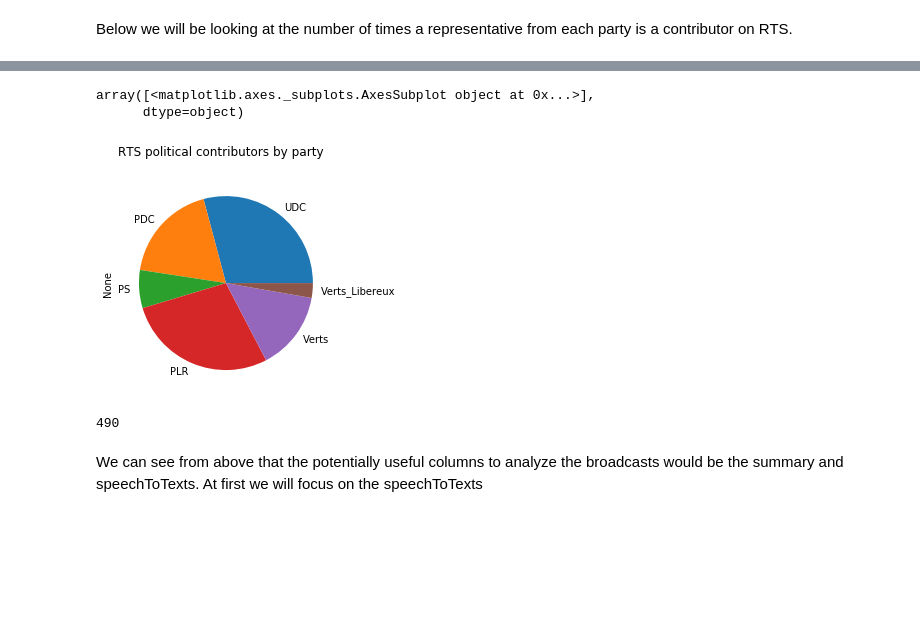
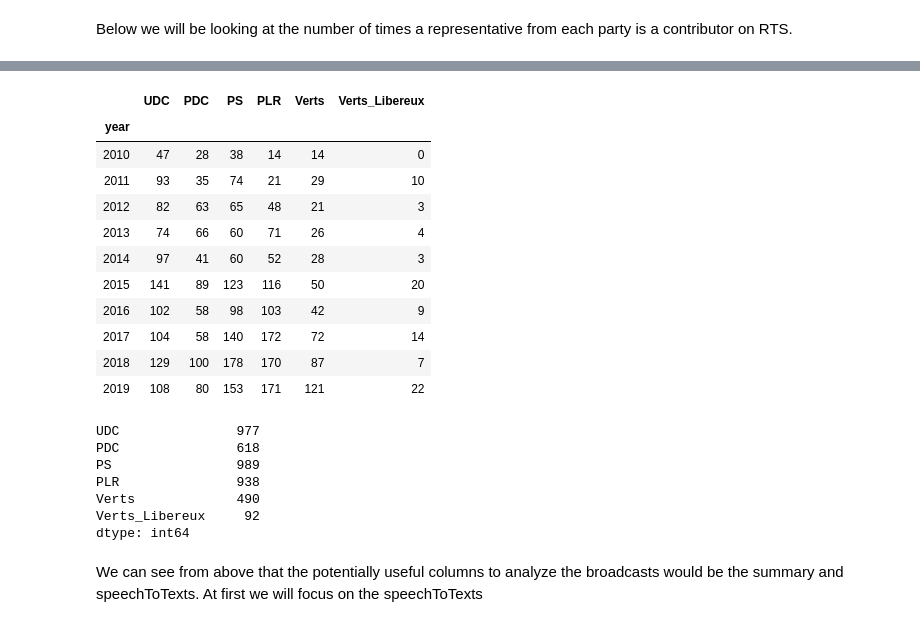
Before and after one commit to ArthurVignon/ADA_project, a Jupyter notebook: RTS_data_preprocessing.ipynb, the cells around one changed output, grey strips where cells are left out. Cells and saved outputs as stored; diff of their text form; code cells hidden in the pictures; blank space fills up the shorter version.

```diff
--- a/RTS_data_preprocessing.ipynb
+++ b/RTS_data_preprocessing.ipynb
@@ -130,22 +151,37 @@ contributors['contributor_role'] = contributors.apply(lambda x: str(x['contribut
 #For each party, look at the contributor and determine if they were from the party or not
 contributors['UDC'] = contributors.apply(lambda x: x['contributor_role'] if re.search(r'\bUDC\b', str(x['contributor_role'])) else None, axis =1)
 contributors['PDC'] = contributors.apply(lambda x: x['contributor_role'] if re.search(r'\bPDC\b', str(x['contributor_role'])) else None, axis =1)
-contributors['PS'] = contributors.apply(lambda x: x['contributor_role'] if re.search(r'\bPS\b', str(x['contributor_role'])) else None, axis =1)
+contributors['PS'] = contributors.apply(lambda x: x['contributor_role'] if re.search(r'\bPS\b|\bPSS\b|\bsocialise\b|\bsocialiste\b', str(x['contributor_role'])) else None, axis =1)
 contributors['PLR'] = contributors.apply(lambda x: x['contributor_role'] if re.search(r'\bPLR\b', str(x['contributor_role'])) else None, axis =1)
 contributors['Verts'] = contributors.apply(lambda x: x['contributor_role'] if re.search(r"Verts|Vert|\bPES\b|\bPVL\b", str(x['contributor_role']), re.I) else None, axis =1)
 contributors['Verts_Libereux'] = contributors.apply(lambda x: x['Verts'] if re.search(r"Vert lib|Vert'lib|Verte lib|Vert-lib|Verts lib|Verts-lib|Verte-lib|\bPVL\b", str(x['Verts']), re.I) else None, axis =1)
 contributors['Verts'] = contributors.apply(lambda x: x['Verts'] if x['Verts_Libereux'] == None else None, axis =1)
 # %%
 #Create a pie chart of the total political contributors and their respective parties
-contributors[['UDC', 'PDC', 'PS', 'PLR', 'Verts', 'Verts_Libereux']].count().plot(kind='pie', subplots=True, title='RTS political contributors by party')
+contributors[['UDC', 'PDC', 'PS', 'PLR', 'Verts', 'Verts_Libereux', 'year']].groupby('year').count()
 # %% [output]
-array([<matplotlib.axes._subplots.AxesSubplot object at 0x...>],
-      dtype=object)
-[figure, removed]
+|  | UDC | PDC | PS | PLR | Verts | Verts_Libereux |
+| year |  |  |  |  |  |  |
+| 2010 | 47 | 28 | 38 | 14 | 14 | 0 |
+| 2011 | 93 | 35 | 74 | 21 | 29 | 10 |
+| 2012 | 82 | 63 | 65 | 48 | 21 | 3 |
+| 2013 | 74 | 66 | 60 | 71 | 26 | 4 |
+| 2014 | 97 | 41 | 60 | 52 | 28 | 3 |
+| 2015 | 141 | 89 | 123 | 116 | 50 | 20 |
+| 2016 | 102 | 58 | 98 | 103 | 42 | 9 |
+| 2017 | 104 | 58 | 140 | 172 | 72 | 14 |
+| 2018 | 129 | 100 | 178 | 170 | 87 | 7 |
+| 2019 | 108 | 80 | 153 | 171 | 121 | 22 |
 # %%
-contributors['Verts'].count()
+contributors[['UDC', 'PDC', 'PS', 'PLR', 'Verts', 'Verts_Libereux']].count()
 # %% [output]
-490
+UDC               977
+PDC               618
+PS                989
+PLR               938
+Verts             490
+Verts_Libereux     92
+dtype: int64
 # %% [markdown]
 We can see from above that the potentially useful columns to analyze the broadcasts would be the summary and speechToTexts. At first we will focus on the speechToTexts
 # %% [markdown]
```
Also changed, not shown: parts of 7 cells of this notebook.
